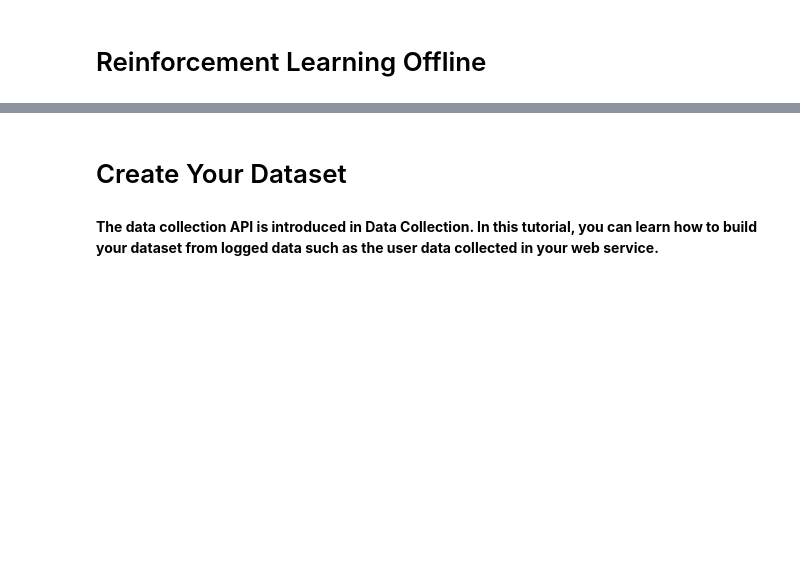
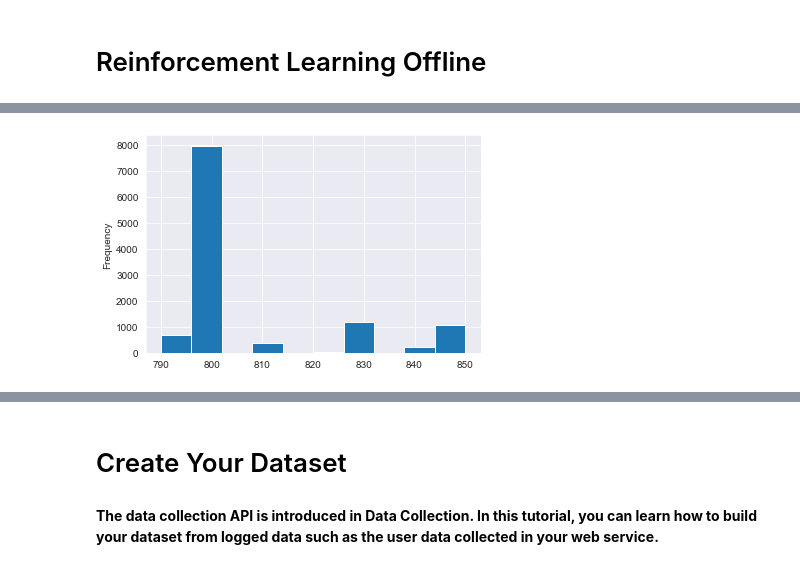
Before and after one commit to JLCdata/Reinforcement-Learning, a Jupyter notebook: Proyecto final - Offline Reinforcement Learning/code/RL offline 1.1.ipynb, the cells around one changed output, grey strips where cells are left out. Drawn from its saved outputs; the diff is of its cells as text; code cells hidden in the pictures; blank space fills up the shorter version.

```diff
--- a/Proyecto final - Offline Reinforcement Learning/code/RL offline 1.1.ipynb
+++ b/Proyecto final - Offline Reinforcement Learning/code/RL offline 1.1.ipynb
@@ -158,0 +204,8 @@ for metric in metrics_to_plot:
+# %%
+df_fin=pd.DataFrame()
+df_fin["HH charge cell"]=dqn.predict([observations]).squeeze()
+df_fin=pd.DataFrame(scaler.inverse_transform(df1),columns=df1.columns)
+df_fin["HH charge cell"].plot(kind="hist")
+plt.show()
+# %% [output]
+[figure, added]
```
Also changed, not shown: parts of 16 cells of this notebook, 1 other file.
